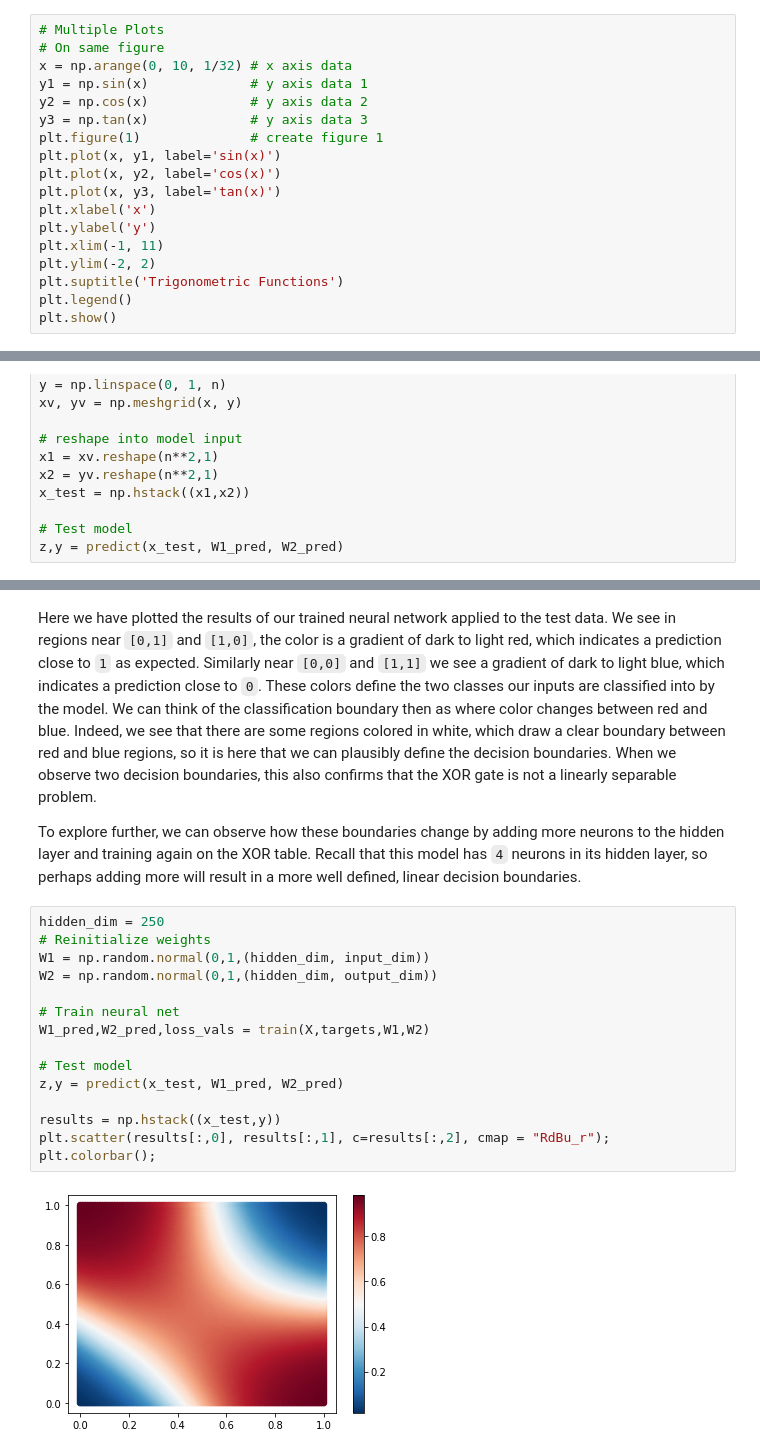
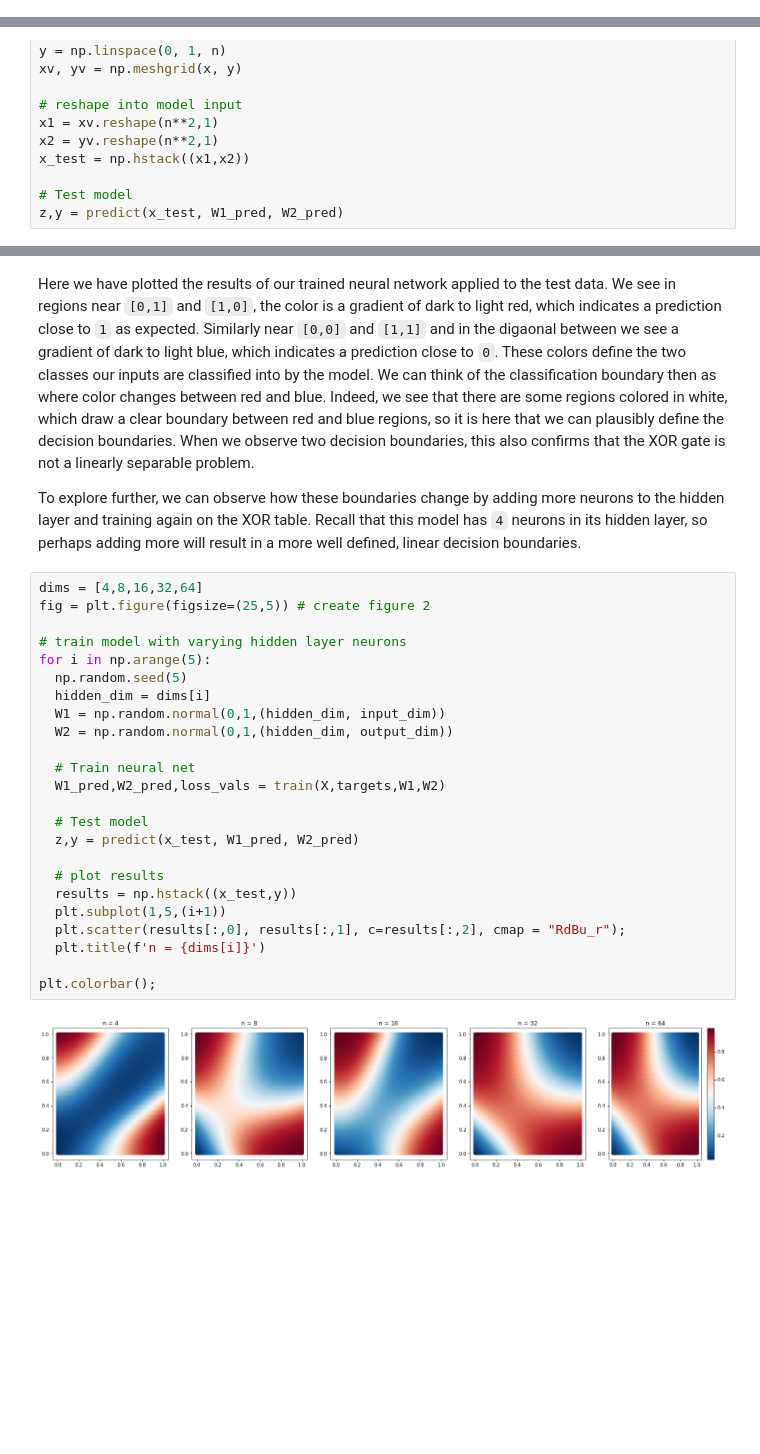
Before and after one commit to gluckt/complex_systems_lab1, a Jupyter notebook: Lab1.ipynb, the cells around one changed output, grey strips where cells are left out. Cells and saved outputs as stored; diff of their text form; blank space fills up the shorter version.

```diff
--- a/Lab1.ipynb
+++ b/Lab1.ipynb
@@ -160,18 +0,0 @@ plt.grid()             # enable the grid
-# %%
-# Multiple Plots
-# On same figure
-x = np.arange(0, 10, 1/32) # x axis data
-y1 = np.sin(x)             # y axis data 1
-y2 = np.cos(x)             # y axis data 2
-y3 = np.tan(x)             # y axis data 3
-plt.figure(1)              # create figure 1
-plt.plot(x, y1, label='sin(x)')
-plt.plot(x, y2, label='cos(x)')
-plt.plot(x, y3, label='tan(x)')
-plt.xlabel('x')
-plt.ylabel('y')
-plt.xlim(-1, 11)
-plt.ylim(-2, 2)
-plt.suptitle('Trigonometric Functions')
-plt.legend()
-plt.show()
@@ -436,21 +195,30 @@ plt.colorbar();
 # %% [markdown]
-Here we have plotted the results of our trained neural network applied to the test data. We see in regions near `[0,1]` and `[1,0]`, the color is a gradient of dark to light red, which indicates a prediction close to `1` as expected. Similarly near `[0,0]` and `[1,1]` we see a gradient of dark to light blue, which indicates a prediction close to `0`. These colors define the two classes our inputs are classified into by the model. We can think of the classification boundary then as where color changes between red and blue. Indeed, we see that there are some regions colored in white, which draw a clear boundary between red and blue regions, so it is here that we can plausibly define the decision boundaries. When we observe two decision boundaries, this also confirms that the XOR gate is not a linearly separable problem.
+Here we have plotted the results of our trained neural network applied to the test data. We see in regions near `[0,1]` and `[1,0]`, the color is a gradient of dark to light red, which indicates a prediction close to `1` as expected. Similarly near `[0,0]` and `[1,1]` and in the digaonal between we see a gradient of dark to light blue, which indicates a prediction close to `0`. These colors define the two classes our inputs are classified into by the model. We can think of the classification boundary then as where color changes between red and blue. Indeed, we see that there are some regions colored in white, which draw a clear boundary between red and blue regions, so it is here that we can plausibly define the decision boundaries. When we observe two decision boundaries, this also confirms that the XOR gate is not a linearly separable problem.
 
 To explore further, we can observe how these boundaries change by adding more neurons to the hidden layer and training again on the XOR table. Recall that this model has `4` neurons in its hidden layer, so perhaps adding more will result in a more well defined, linear decision boundaries.
 # %%
-hidden_dim = 250
-# Reinitialize weights
-W1 = np.random.normal(0,1,(hidden_dim, input_dim))
-W2 = np.random.normal(0,1,(hidden_dim, output_dim))
+dims = [4,8,16,32,64]
+fig = plt.figure(figsize=(25,5)) # create figure 2
 
-# Train neural net
-W1_pred,W2_pred,loss_vals = train(X,targets,W1,W2)
+# train model with varying hidden layer neurons
+for i in np.arange(5):
+  np.random.seed(5)
+  hidden_dim = dims[i]
+  W1 = np.random.normal(0,1,(hidden_dim, input_dim))
+  W2 = np.random.normal(0,1,(hidden_dim, output_dim))
 
-# Test model
-z,y = predict(x_test, W1_pred, W2_pred)
+  # Train neural net
+  W1_pred,W2_pred,loss_vals = train(X,targets,W1,W2)
 
-results = np.hstack((x_test,y))
-plt.scatter(results[:,0], results[:,1], c=results[:,2], cmap = "RdBu_r");
+  # Test model
+  z,y = predict(x_test, W1_pred, W2_pred)
+
+  # plot results
+  results = np.hstack((x_test,y))
+  plt.subplot(1,5,(i+1))
+  plt.scatter(results[:,0], results[:,1], c=results[:,2], cmap = "RdBu_r");
+  plt.title(f'n = {dims[i]}')
+
 plt.colorbar();
 # %% [output]
-[figure, old version]
+[figure, new version]
```
Also changed, not shown: parts of 47 cells of this notebook.
